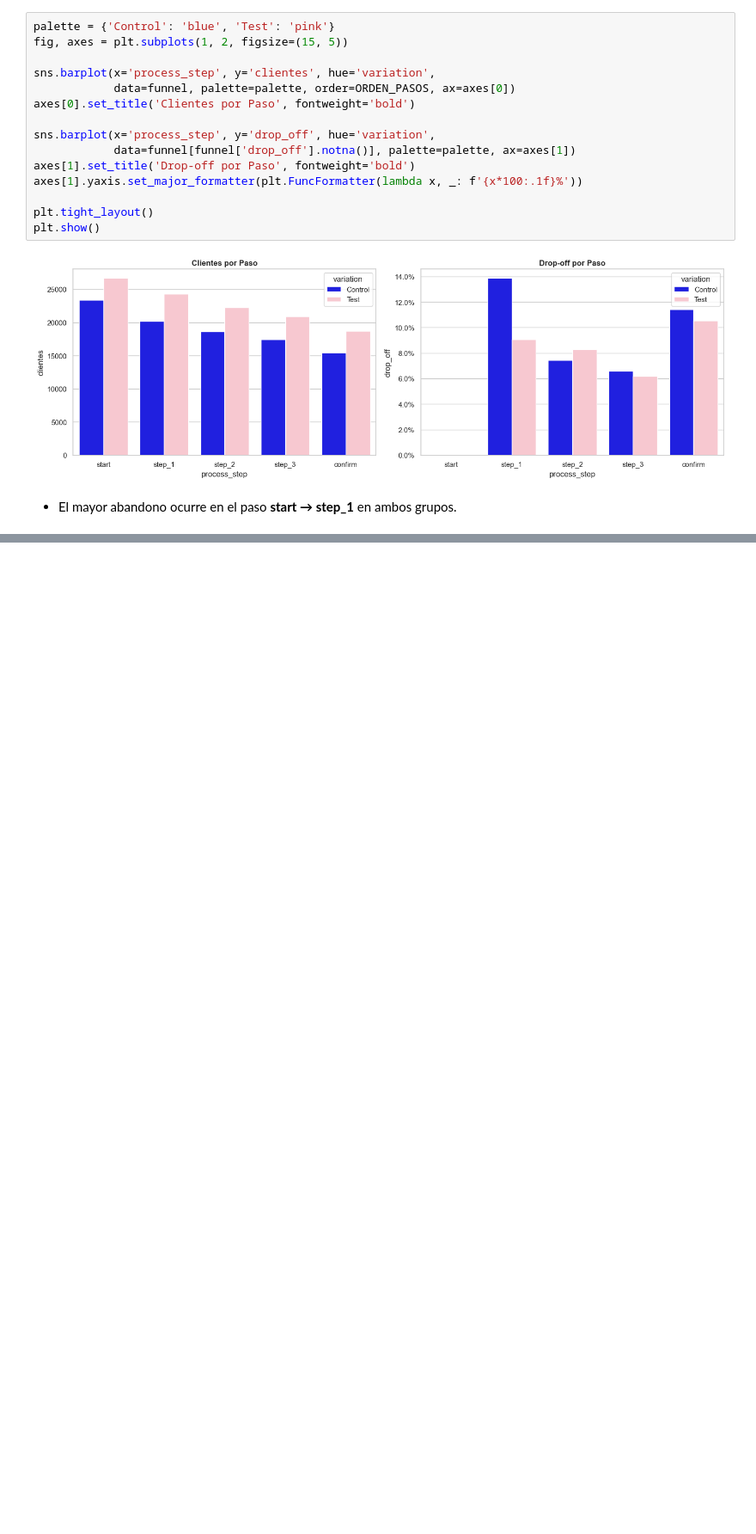
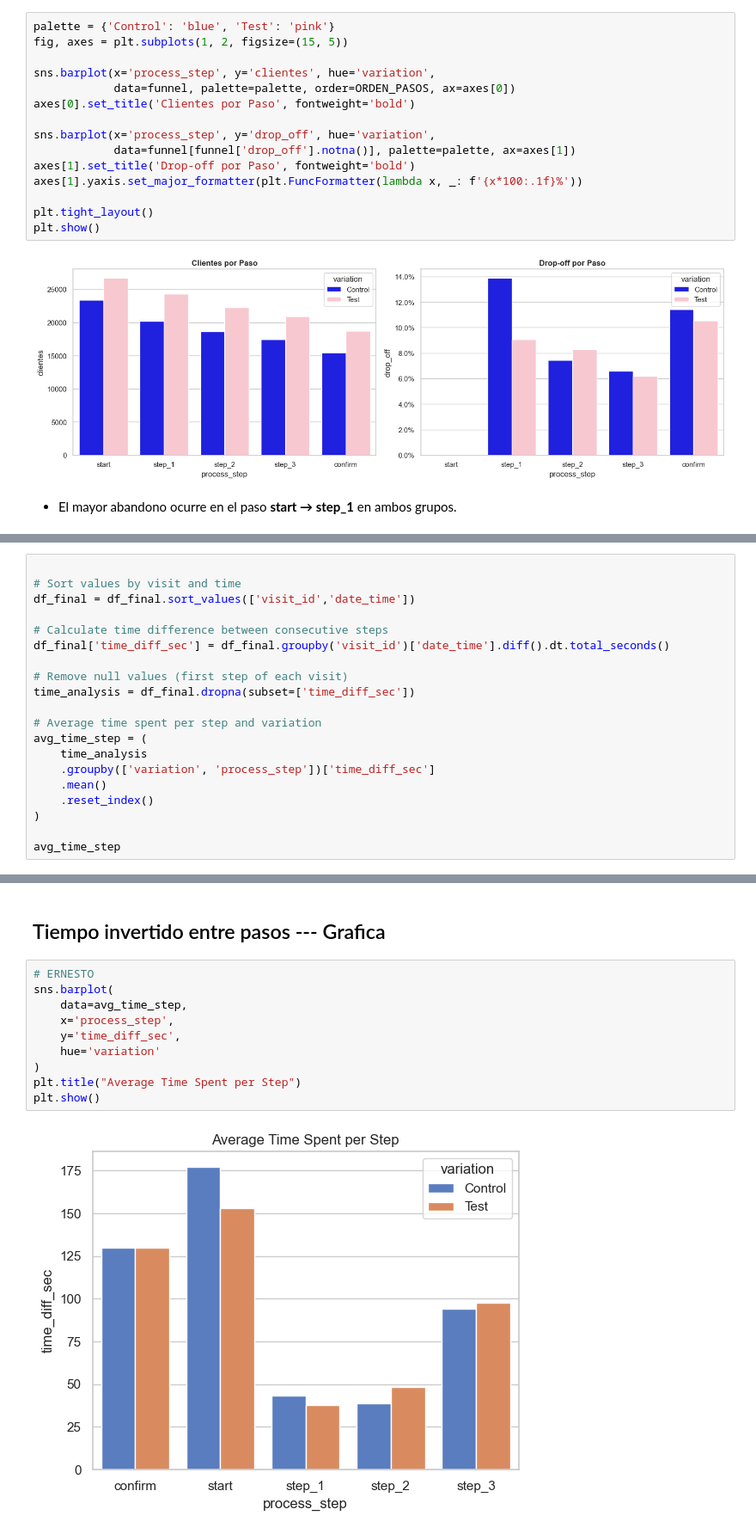
Before and after one commit to demonvaa/vanguard-ab-test, a Jupyter notebook: Proyecto_2.ipynb, the cells around one changed output, grey strips where cells are left out. Shown at 86% size. Saved outputs shown, nothing was run; the diff lists cells and outputs as text; blank space fills up the shorter version.

```diff
--- a/Proyecto_2.ipynb
+++ b/Proyecto_2.ipynb
@@ -904,0 +955,20 @@ plt.show()
+# %%
+
+# Sort values by visit and time
+df_final = df_final.sort_values(['visit_id','date_time'])
+
+# Calculate time difference between consecutive steps
+df_final['time_diff_sec'] = df_final.groupby('visit_id')['date_time'].diff().dt.total_seconds()
+
+# Remove null values (first step of each visit)
+time_analysis = df_final.dropna(subset=['time_diff_sec'])
+
+# Average time spent per step and variation
+avg_time_step = (
+    time_analysis
+    .groupby(['variation', 'process_step'])['time_diff_sec']
+    .mean()
+    .reset_index()
+)
+
+avg_time_step
@@ -904,0 +987,14 @@ plt.show()
+# %% [markdown]
+## Tiempo invertido entre pasos --- Grafica
+# %%
+# ERNESTO
+sns.barplot(
+    data=avg_time_step,
+    x='process_step',
+    y='time_diff_sec',
+    hue='variation'
+)
+plt.title("Average Time Spent per Step")
+plt.show()
+# %% [output]
+[figure, added]
```
Also changed, not shown: parts of 91 cells of this notebook, 1 other file.
